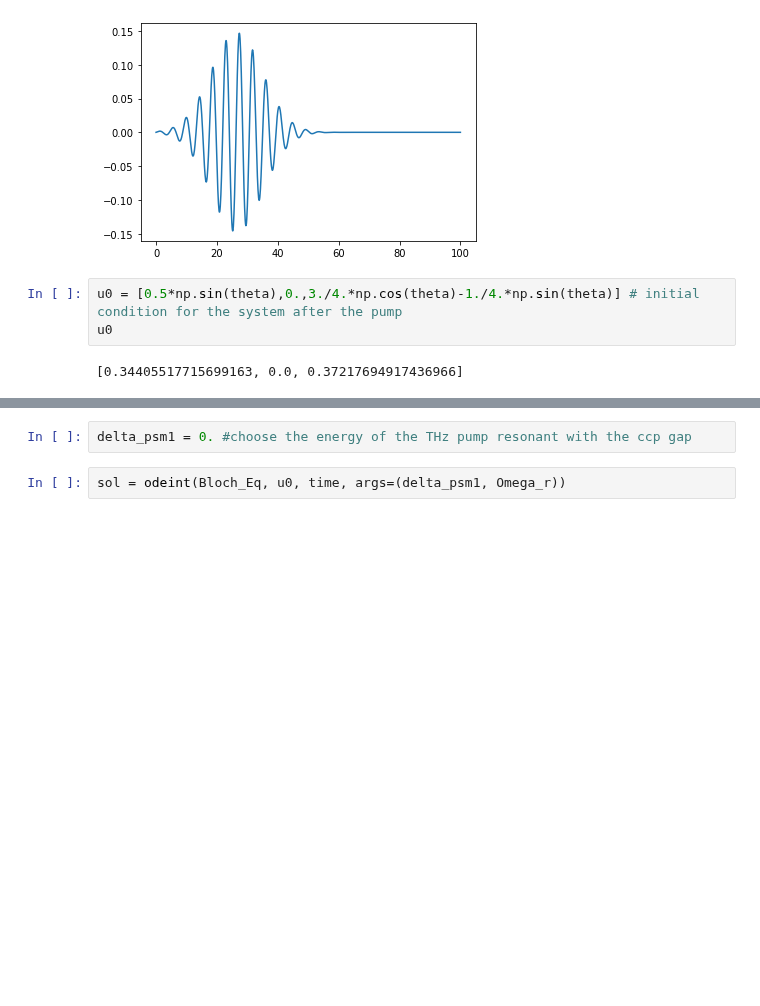
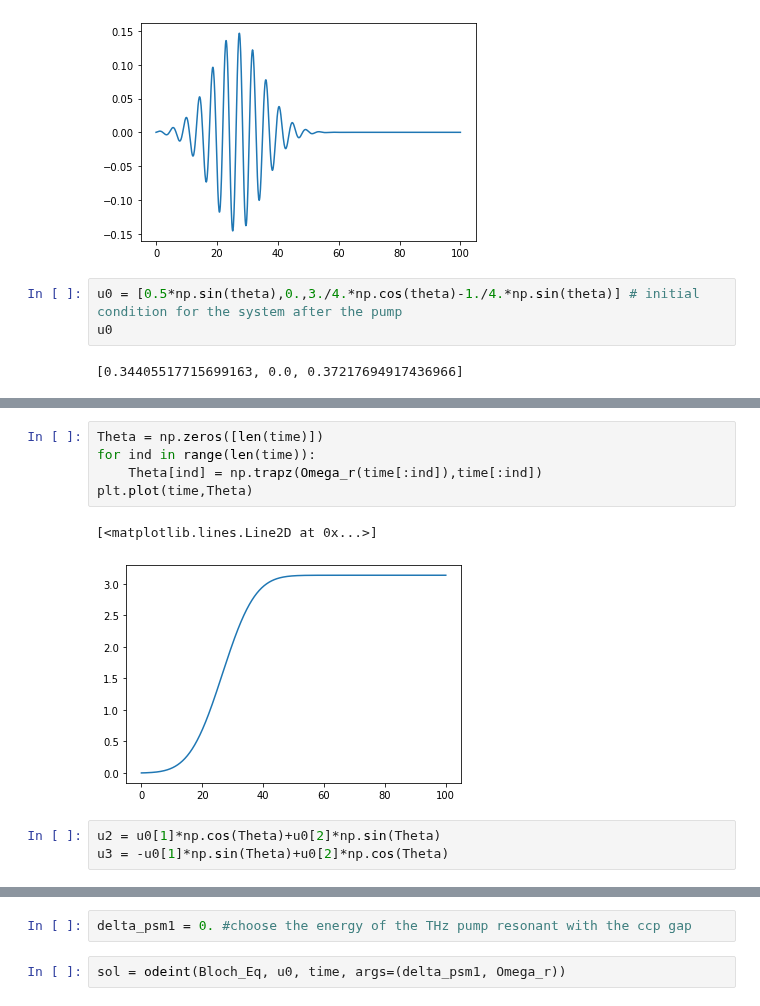
Before and after one commit to marcodalessandro76/Echo_mechanisms_decay_time_optical_orientation, a Jupyter notebook: TLS_spin_polarization.ipynb, the cells around one changed output, grey strips where cells are left out. Cells and saved outputs as stored; diff of their text form; blank space fills up the shorter version.

```diff
--- a/TLS_spin_polarization.ipynb
+++ b/TLS_spin_polarization.ipynb
@@ -232,0 +233,11 @@ plt.plot(time,Omega_r(time))
+# %%
+Theta = np.zeros([len(time)])
+for ind in range(len(time)):
+    Theta[ind] = np.trapz(Omega_r(time[:ind]),time[:ind])
+plt.plot(time,Theta)
+# %% [output]
+[<matplotlib.lines.Line2D at 0x...>]
+[figure, added]
+# %%
+u2 = u0[1]*np.cos(Theta)+u0[2]*np.sin(Theta)
+u3 = -u0[1]*np.sin(Theta)+u0[2]*np.cos(Theta)
```
Also changed, not shown: parts of 7 cells of this notebook.
